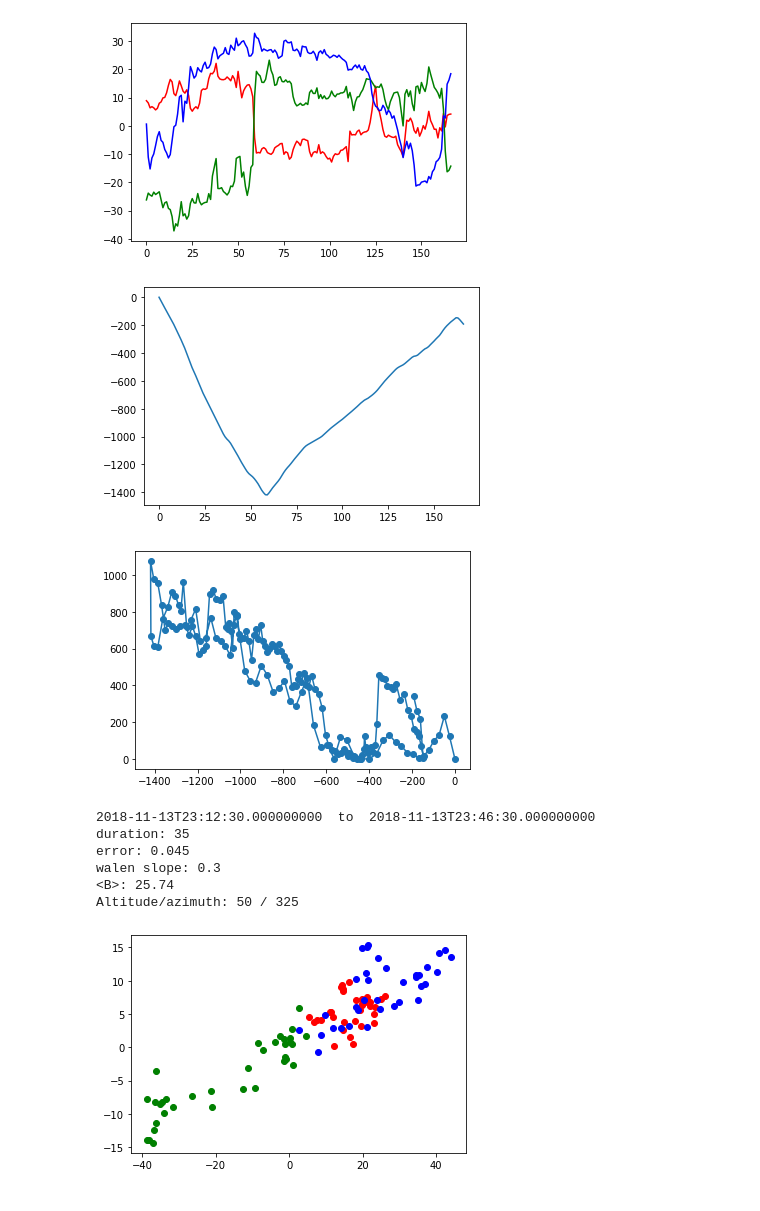
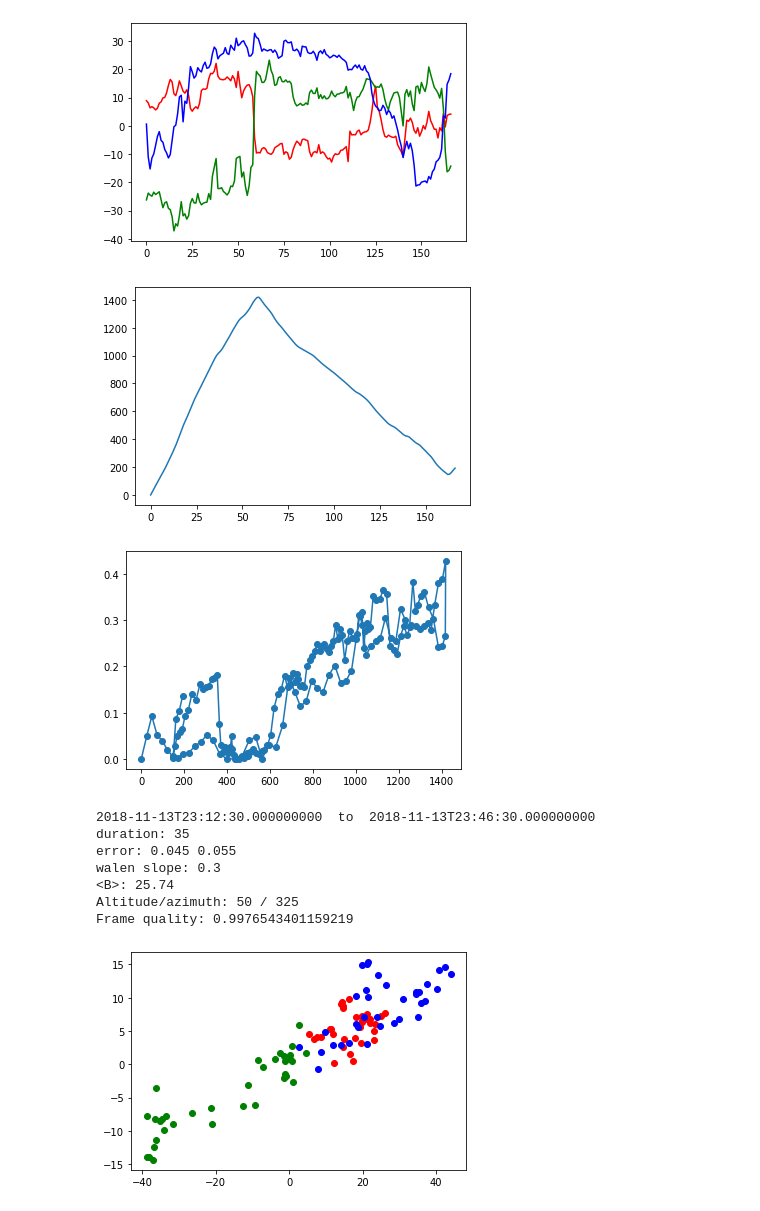
Before and after one commit to hafarooki/pymfr, a Jupyter notebook: demo/psp_detection.ipynb, the cells around one changed output. Drawn from its saved outputs; the diff is of its cells as text; code cells hidden in the pictures.

```diff
--- a/demo/psp_detection.ipynb
+++ b/demo/psp_detection.ipynb
@@ -24,7 +24,7 @@ if not pathlib.Path(file_name).exists():
     velocity = data.vp_fit_RTN.values
     velocity[np.any(velocity == data.vp_fit_RTN.FILLVAL, axis=1)] = np.nan
     velocity = pd.DataFrame(velocity, index=pd.DatetimeIndex(datetime))
-    velocity = velocity.resample("60s").mean().shift(0.5, freq="60s")
+    velocity = velocity.resample("60s").mean().shift(0.5, freq="60s").interpolate()
     times = velocity.index.values
     velocity = velocity.values
 
@@ -39,7 +39,7 @@ if not pathlib.Path(file_name).exists():
     magnetic_field[np.any(magnetic_field == data.psp_fld_l2_mag_RTN.FILLVAL, axis=1), :] = np.nan
     datetime = cdflib.epochs.CDFepoch().to_datetime(data.epoch_mag_RTN.values, to_np=True)
     magnetic_field = pd.DataFrame(magnetic_field, index=pd.DatetimeIndex(datetime))
-    magnetic_field = magnetic_field.resample("60s").mean().shift(0.5, freq="60s").values
+    magnetic_field = magnetic_field.resample("60s").mean().shift(0.5, freq="60s").interpolate().values
     np.savez_compressed(file_name, magnetic_field=magnetic_field, velocity=velocity, density=density, times=times)
 
 data = np.load(file_name)
@@ -62,8 +62,17 @@ def spherical(x, y, z):
     return altitude, azimuth
 
 
-for residue, start, end, duration, axis, frame, _ in results:
+for i_result in results.index:
+    axis = results[["axis_x", "axis_y", "axis_z"]].iloc[i_result]
+    frame = results[["frame_x", "frame_y", "frame_z"]].iloc[i_result]
+    start = results.start.iloc[i_result]
+    duration = results.duration.iloc[i_result]
+    end = results.end.iloc[i_result]
+    residue = results.error_diff.iloc[i_result]
+    error_fit = results.error_fit.iloc[i_result]
+
     z_unit = np.array(axis)
+    frame = np.array(frame)
 
     event_velocity = velocity[start:start + duration].cpu().numpy()
     event_field = magnetic_field[start:start + duration].cpu().numpy()
@@ -79,6 +88,7 @@ for residue, start, end, duration, axis, frame, _ in results:
     alfven_velocity = event_field / np.sqrt(scipy.constants.mu_0
                                             * scipy.constants.m_p
                                             * np.expand_dims(event_density, axis=1)) * 1e-15
+    Pgas = gas_pressure[start:start + duration].cpu().numpy()
     remaining_flow = event_velocity - frame
 
     d_flow = remaining_flow - remaining_flow.mean()
@@ -90,11 +100,13 @@ for residue, start, end, duration, axis, frame, _ in results:
 
     print(times[start], " to ", times[end])
     print("duration:", duration)
-    print("error:", round(residue, 3))
+    print("error:", round(residue, 3), round(error_fit, 3))
     print("walen slope:", round(walen_slope, 3))
     print("<B>:", round(np.linalg.norm(event_field, axis=1).mean(), 2))
     altitude, azimuth = spherical(*axis)
     print("Altitude/azimuth:", round(altitude), "/", round(azimuth % 360))
+    print("Frame quality:", scipy.stats.pearsonr(-np.cross(velocity, magnetic_field).flatten(),
+                                                 -np.cross(frame, magnetic_field).flatten())[0])
 
     colors = ["red", "green", "blue"]
 
@@ -107,11 +119,12 @@ for residue, start, end, duration, axis, frame, _ in results:
         plt.plot(rotated[i_color], color=color)
     plt.show()
 
-    A = scipy.integrate.cumulative_trapezoid(rotated[1], initial=0)
+    dx = np.linalg.norm(np.dot(frame, x_unit))
+    A = scipy.integrate.cumulative_trapezoid(-rotated[1], initial=0)
     plt.plot(A)
     plt.show()
 
-    P = rotated[2] ** 2
+    P = Pgas + (rotated[2] * 1e-9) ** 2 / (2 * 1.25663706212e-6) * 1e9
     plt.scatter(A, P)
     plt.plot(A, P)
     plt.show()
@@ -125,12 +139,13 @@ Altitude/azimuth: 50 / 80
 [figure]
 [figure]
-[figure, old version]
+[figure, new version]
-[figure, old version]
+[figure, new version]
 2018-11-13T23:12:30.000000000  to  2018-11-13T23:46:30.000000000
 duration: 35
-error: 0.045
+error: 0.045 0.055
 walen slope: 0.3
 <B>: 25.74
 Altitude/azimuth: 50 / 325
+Frame quality: 0.9976543401159219
 [figure]
 [figure]
```
Also changed, not shown: parts of 1 cell of this notebook, 2 other files.
